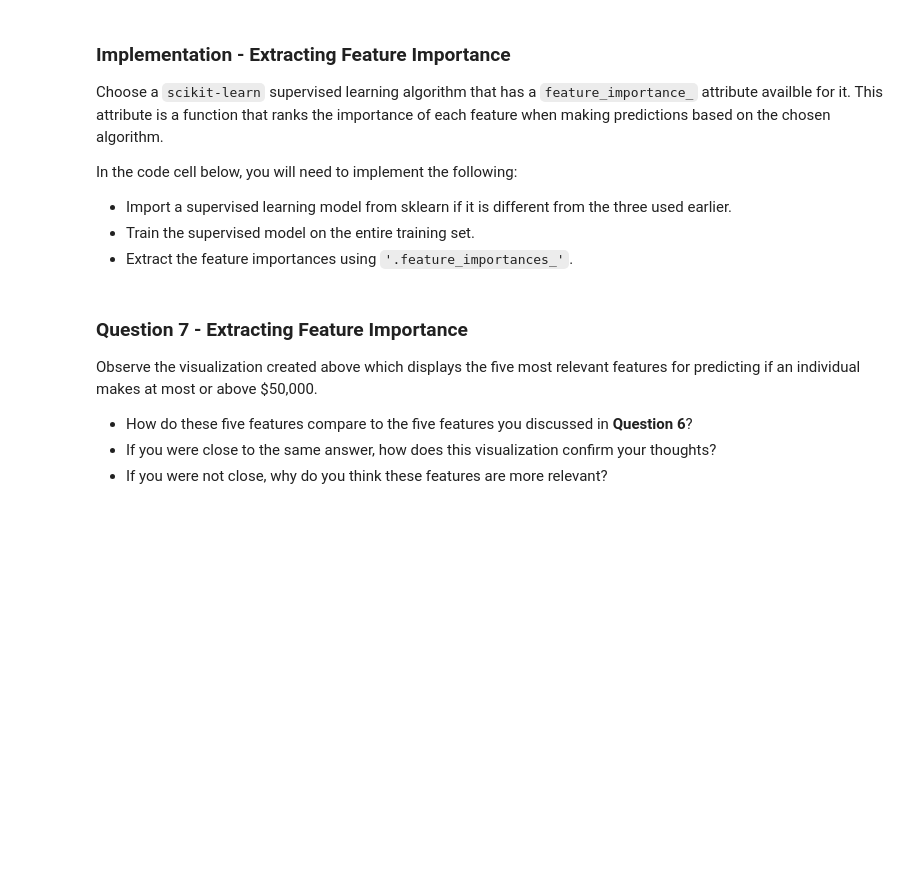
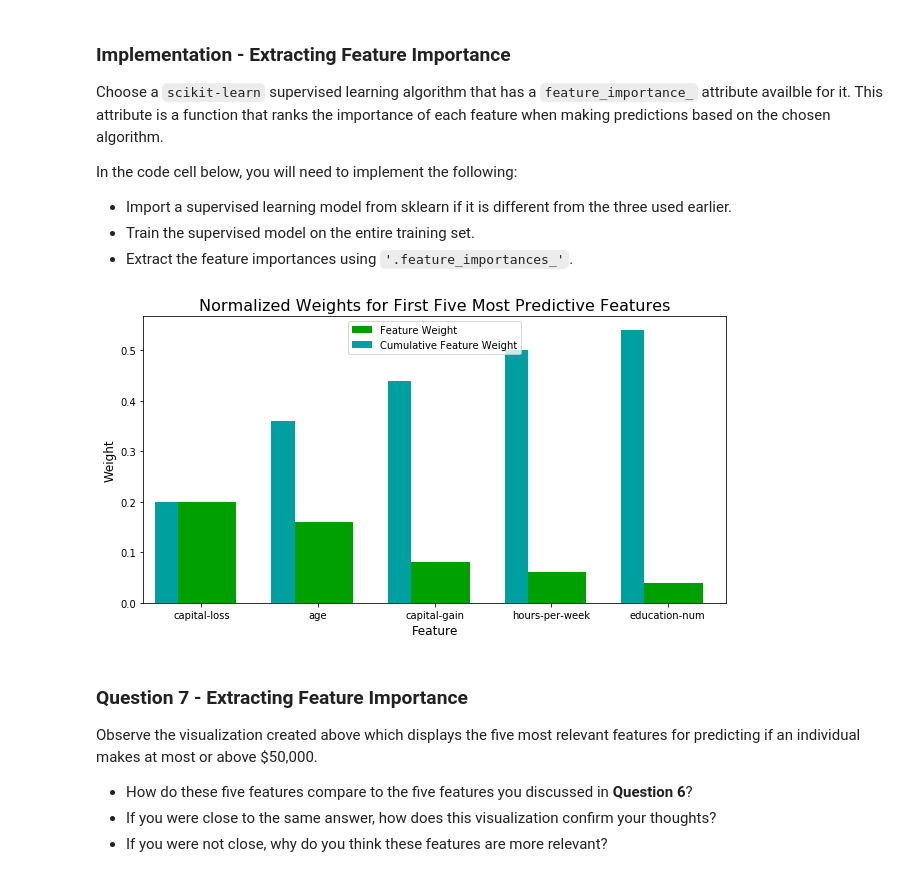
Before and after one commit to danielarnason/finding_donors_mlnd, a Jupyter notebook: finding_donors.ipynb, the cells around one changed output. Drawn from its saved outputs; the diff is of its cells as text; code cells hidden in the pictures; blank space fills up the shorter version.

```diff
--- a/finding_donors.ipynb
+++ b/finding_donors.ipynb
@@ -544,15 +584,17 @@ In the code cell below, you will need to implement the following:
 # %%
 # TODO: Import a supervised learning model that has 'feature_importances_'
 
 
 # TODO: Train the supervised model on the training set using .fit(X_train, y_train)
-model = None
+model = AdaBoostClassifier(random_state=42).fit(X_train, y_train)
 
 # TODO: Extract the feature importances using .feature_importances_
-importances = None
+importances = model.feature_importances_
 
 # Plot
 vs.feature_plot(importances, X_train, y_train)
+# %% [output]
+[figure, added]
 # %% [markdown]
 ### Question 7 - Extracting Feature Importance
 
```
Also changed, not shown: parts of 13 cells of this notebook, 1 other file.
